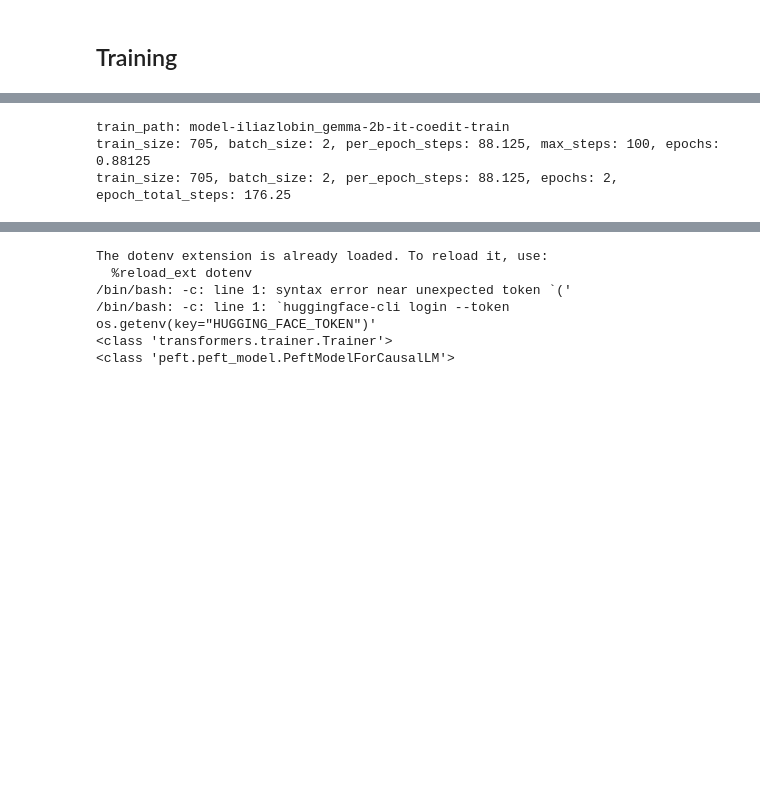
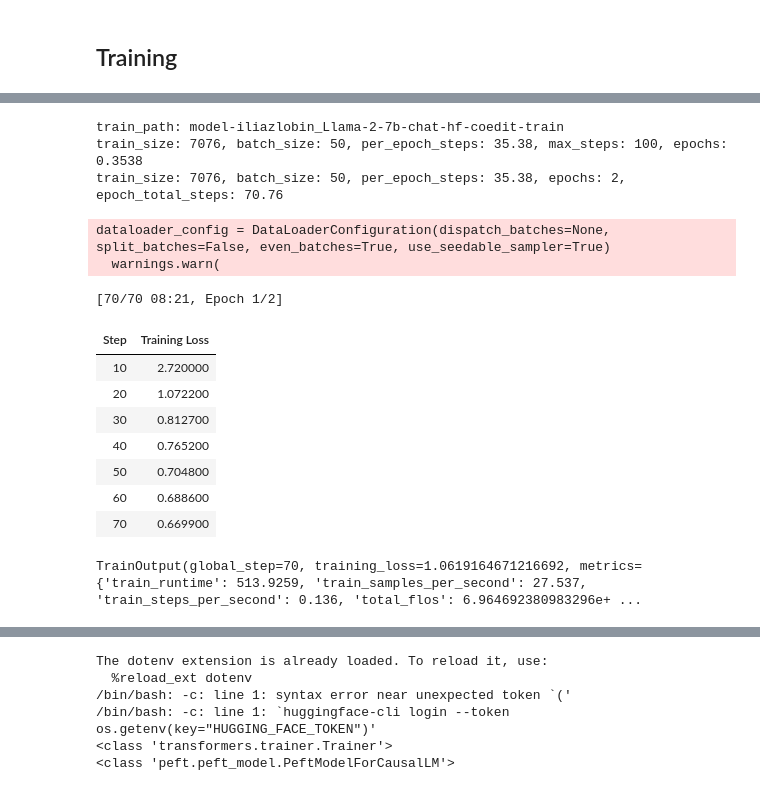
Before and after one commit to iliazlobin/transformers-labs, a Jupyter notebook: model-train/train-llama-coedit-sft.ipynb, the cells around one changed output, grey strips where cells are left out. Cells and saved outputs as stored; diff of their text form; code cells hidden in the pictures; blank space fills up the shorter version.

Commit message:
lalma sft bad training

```diff
--- a/model-train/train-llama-coedit-sft.ipynb
+++ b/model-train/train-llama-coedit-sft.ipynb
@@ -591,14 +694,14 @@ peft_model = prepare_model_for_kbit_training(peft_model, use_gradient_checkpoint
 # print(param)
 
 # Currently, only the following modules are supported: `torch.nn.Linear`, `torch.nn.Embedding`, `torch.nn.Conv2d`, `transformers.pytorch_utils.Conv1D`
-config = LoraConfig(
+peft_config = LoraConfig(
     # r=512,
-    # r=128,
-    r=64,
+    r=128,
+    # r=64,
     # r=8,
-    lora_alpha=16,
+    # lora_alpha=16,
     # lora_alpha=256,
-    # lora_alpha=64,
+    lora_alpha=64,
     lora_dropout=0.1,
     # lora_dropout=0.01,
     bias="none",
@@ -609,10 +712,13 @@ config = LoraConfig(
     # target_modules=["c_attn"],
     # modules_to_save=["wte", "lm_head"],
     # modules_to_save=["wte", "wpe", "lm_head"],
+    # llama2
+    # target_modules=["q_proj", "k_proj", "v_proj", "o_proj"],
+    # modules_to_save=["embed_tokens", "lm_head"],
 )
-print(config)
+print(peft_config)
 
-peft_model = get_peft_model(peft_model, config)
+peft_model = get_peft_model(peft_model, peft_config)
 print(type(peft_model))
 print(peft_model)
 
@@ -754,10 +860,10 @@ Total/trainable params: 2506172416/2506172416
 train_path = f"model-{training_model_path}-train"
 print(f"train_path: {train_path}")
 
-train_size = len(processed_dataset["train"])
-batch_size = 2
+train_size = len(dataset["train"])
+batch_size = 50
 gradient_accumulation_steps = 4
-eval_batch_size = 2
+eval_batch_size = 50
 eval_accumulation_steps = 4
 
 per_epoch_steps = train_size / (batch_size * gradient_accumulation_steps)
@@ -773,17 +879,18 @@ epochs = 2
 epoch_total_steps = epochs * per_epoch_steps
 print(f"train_size: {train_size}, batch_size: {batch_size}, per_epoch_steps: {per_epoch_steps}, epochs: {epochs}, epoch_total_steps: {epoch_total_steps}")
 # %% [output]
-train_path: model-iliazlobin_gemma-2b-it-coedit-train
-train_size: 705, batch_size: 2, per_epoch_steps: 88.125, max_steps: 100, epochs: 0.88125
-train_size: 705, batch_size: 2, per_epoch_steps: 88.125, epochs: 2, epoch_total_steps: 176.25
+train_path: model-iliazlobin_Llama-2-7b-chat-hf-coedit-train
+train_size: 7076, batch_size: 50, per_epoch_steps: 35.38, max_steps: 100, epochs: 0.3538
+train_size: 7076, batch_size: 50, per_epoch_steps: 35.38, epochs: 2, epoch_total_steps: 70.76
 # %%
 # sft trainer
-from transformers import SFTTrainer, TrainingArguments
+from trl import SFTTrainer
+from transformers import TrainingArguments
 
 # Set training parameters
 training_arguments = TrainingArguments(
     output_dir=train_path,
-    learning_rate=2e-5,
+    learning_rate=2e-4,
     weight_decay=0.01,
     # warmup_ratio=0.05,
     # optim="paged_adamw_8bit",
@@ -793,37 +900,54 @@ training_arguments = TrainingArguments(
     gradient_checkpointing=True,
     per_device_train_batch_size=batch_size,
     gradient_accumulation_steps=gradient_accumulation_steps,
     # per_device_eval_batch_size=eval_batch_size,
     # eval_accumulation_steps=eval_accumulation_steps,
     num_train_epochs=epochs,
     # max_steps=max_steps,
     warmup_steps=1,
-    logging_steps=5,
-    save_strategy="steps",
-    save_steps=5,
+    logging_steps=10,
+    # save_strategy="steps",
+    # save_steps=5,
     # evaluation_strategy="steps",
     # eval_steps=40,
-    packing=False,
+    # packing=False,
     group_by_length=True,
     lr_scheduler_type="constant",
     report_to="tensorboard",
     push_to_hub_model_id=training_model_name,
     push_to_hub_organization="iliazlobin",
     push_to_hub=False,
     gradient_checkpointing_kwargs={
         "use_reentrant": False
     },  # Should be false for Lora (https://github.com/kohya-ss/sd-scripts/issues/323#issuecomment-1485073421)
 )
 
 # Set supervised fine-tuning parameters
 trainer = SFTTrainer(
     model=model,
-    train_dataset=dataset,
+    train_dataset=dataset["train"],
     peft_config=peft_config,
-    dataset_text_field="text",
+    dataset_text_field="llama2_prompt",
     # max_seq_length=None,
     tokenizer=tokenizer,
     args=training_arguments,
     packing=False,
 )
+
+model.config.use_cache = False
+# trainer.train(resume_from_checkpoint=True)
+trainer.train()
+# %% [output]
+dataloader_config = DataLoaderConfiguration(dispatch_batches=None, split_batches=False, even_batches=True, use_seedable_sampler=True)
+  warnings.warn(
+[70/70 08:21, Epoch 1/2]
+| Step | Training Loss |
+| 10 | 2.720000 |
+| 20 | 1.072200 |
+| 30 | 0.812700 |
+| 40 | 0.765200 |
+| 50 | 0.704800 |
+| 60 | 0.688600 |
+| 70 | 0.669900 |
+TrainOutput(global_step=70, training_loss=1.0619164671216692, metrics={'train_runtime': 513.9259, 'train_samples_per_second': 27.537, 'train_steps_per_second': 0.136, 'total_flos': 6.964692380983296e+ ...
 # %%
```
Also changed, not shown: parts of 17 cells of this notebook, 1 other file.
